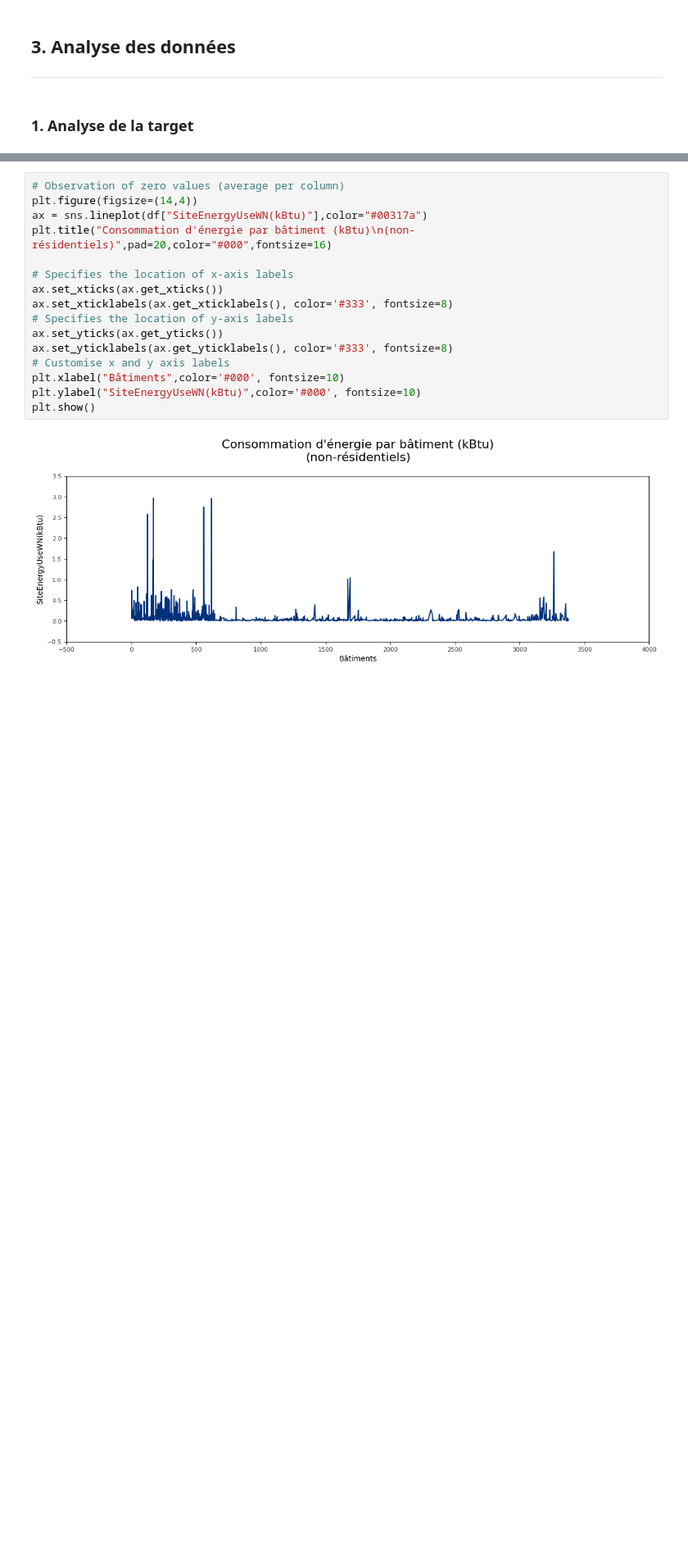
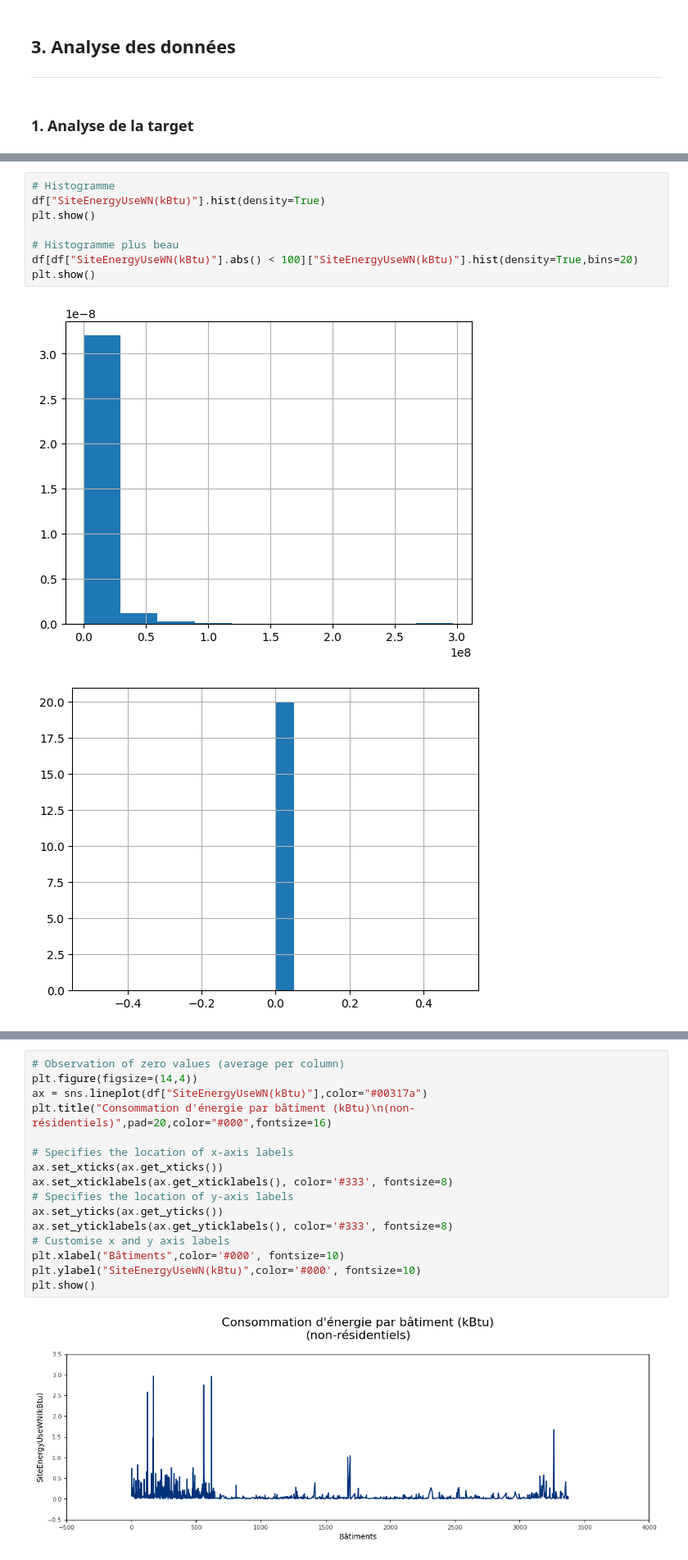
Before and after one commit to RR-DataSciences/P4_Anticipez_Les_Besoins_En_Consommation_De_B-timents, a Jupyter notebook: P4_Nettoyage.ipynb, the cells around one changed output, grey strips where cells are left out. Shown at 82% size. Cells and saved outputs as stored; diff of their text form; blank space fills up the shorter version.

```diff
--- a/P4_Nettoyage.ipynb
+++ b/P4_Nettoyage.ipynb
@@ -305,3 +370,14 @@ df["CouncilDistrictCode"] = df["CouncilDistrictCode"].astype(str)
+# %%
+# Histogramme
+df["SiteEnergyUseWN(kBtu)"].hist(density=True)
+plt.show()
+
+# Histogramme plus beau
+df[df["SiteEnergyUseWN(kBtu)"].abs() < 100]["SiteEnergyUseWN(kBtu)"].hist(density=True,bins=20)
+plt.show()
+# %% [output]
+[figure, added]
+[figure, added]
 # %%
 # Observation of zero values (average per column)
 plt.figure(figsize=(14,4))
```
Also changed, not shown: parts of 25 cells of this notebook, 1 other file.
